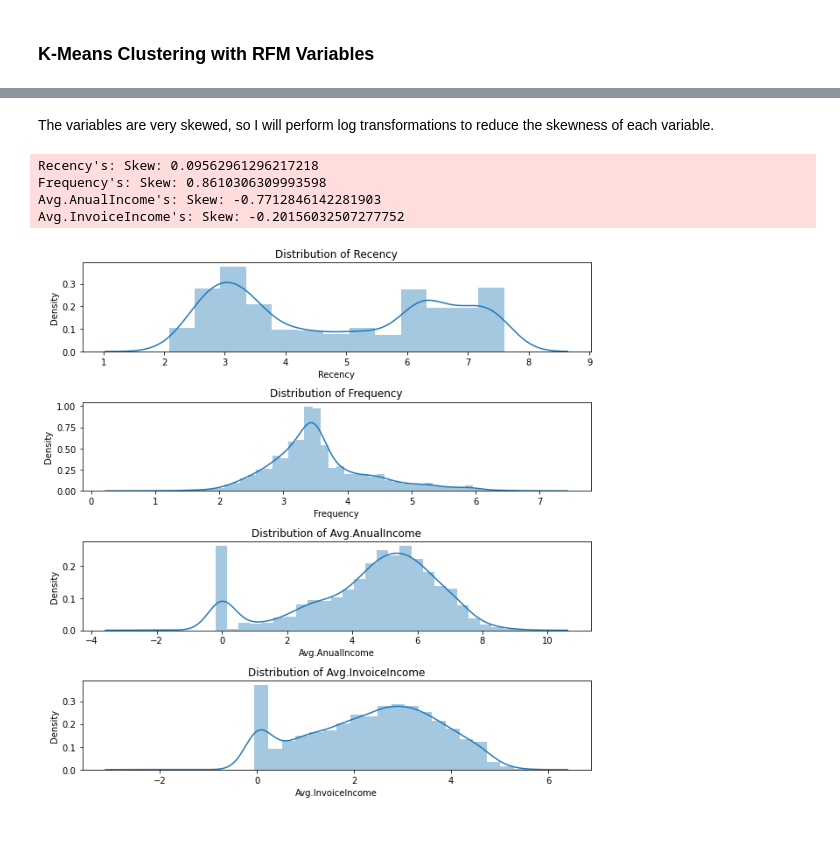
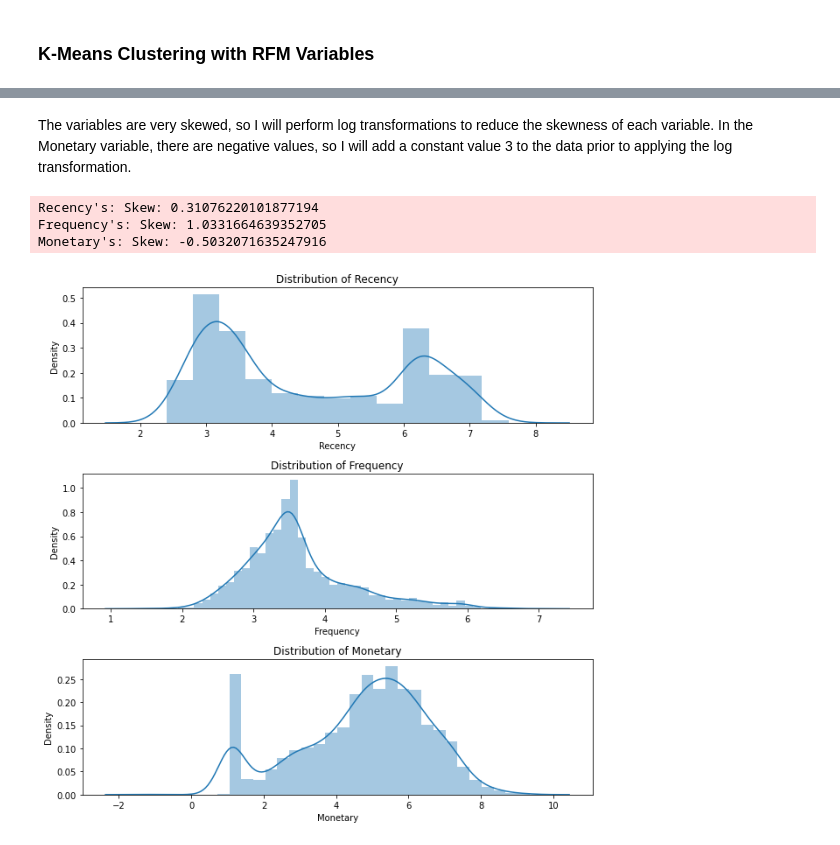
Before and after one commit to yhsieh-ijie/tfm_clientSegmentation, a Jupyter notebook: clientSegmentation.ipynb, the cells around one changed output, grey strips where cells are left out. Drawn from its saved outputs; the diff is of its cells as text; code cells hidden in the pictures.

Commit message:
update code and image folder added

```diff
--- a/clientSegmentation.ipynb
+++ b/clientSegmentation.ipynb
@@ -38,7 +38,7 @@ To sum up, there are 2 datasets in total:
 # %% [markdown]
 ### Client Dataset Overview
 # %%
-df_client = pd.read_csv('client.csv')
+df_client = pd.read_csv('original_data/client.csv')
 # %%
 # Have the first glance of the client dataset
 df_client.head()
@@ -182,7 +182,7 @@ df_client_act['PROVINCIA'].fillna("MADRID",inplace=True)
 # %% [markdown]
 ### Sales Dataset Overview
 # %%
-df_sales = pd.read_csv('sales.csv')
+df_sales = pd.read_csv('original_data/sales.csv')
 # %%
 # Have the first glance of the client dataset
 df_sales.head()
@@ -672,3 +695,6 @@ As K-means gives the best result under the conditions when:
+# %%
+# Drop missing values
+df_rfm.dropna(inplace=True)
 # %%
 # Define a formula to check if the distribution of a variable is skewed
 def checkSkewed(df, column):
@@ -704,32 +726,29 @@ Avg.InvoiceIncome's: Skew: 2.320896800308324
 # %% [markdown]
 The variables are very skewed, so I will perform log transformations to reduce the skewness of each variable.
+In the Monetary variable, there are negative values, so I will add a constant value 3 to the data prior to applying the log transformation.
 # %%
 df_rfm_log = df_rfm.copy()
-df_rfm_log = np.log(df_rfm_log+1)
+df_rfm_log.iloc[:,1:] = np.log(df_rfm_log.iloc[:,1:]+3)
 
 # Visualizae the data after log transformation
 plt.figure(figsize=(9, 9))
 
-plt.subplot(4, 1, 1)
+plt.subplot(3, 1, 1)
 checkSkewed(df_rfm_log,'Recency')
 
-plt.subplot(4, 1, 2)
+plt.subplot(3, 1, 2)
 checkSkewed(df_rfm_log,'Frequency')
 
-plt.subplot(4, 1, 3)
-checkSkewed(df_rfm_log,'Avg.AnualIncome')
-
-plt.subplot(4, 1, 4)
-checkSkewed(df_rfm_log,'Avg.InvoiceIncome')
+plt.subplot(3, 1, 3)
+checkSkewed(df_rfm_log,'Monetary')
 
 plt.tight_layout()
-plt.savefig('after_transform.png', format='png', dpi=1000)
+plt.savefig('images/after_transform.png', format='png', dpi=1000)
 # %% [output]
-Recency's: Skew: 0.09562961296217218
-Frequency's: Skew: 0.8610306309993598
-Avg.AnualIncome's: Skew: -0.7712846142281903
-Avg.InvoiceIncome's: Skew: -0.20156032507277752
+Recency's: Skew: 0.31076220101877194
+Frequency's: Skew: 1.0331664639352705
+Monetary's: Skew: -0.5032071635247916
-[figure, old version]
+[figure, new version]
 # %%
 # Data Normalization
 scaler = StandardScaler()
```
Also changed, not shown: parts of 20 cells of this notebook, 4 other files.
